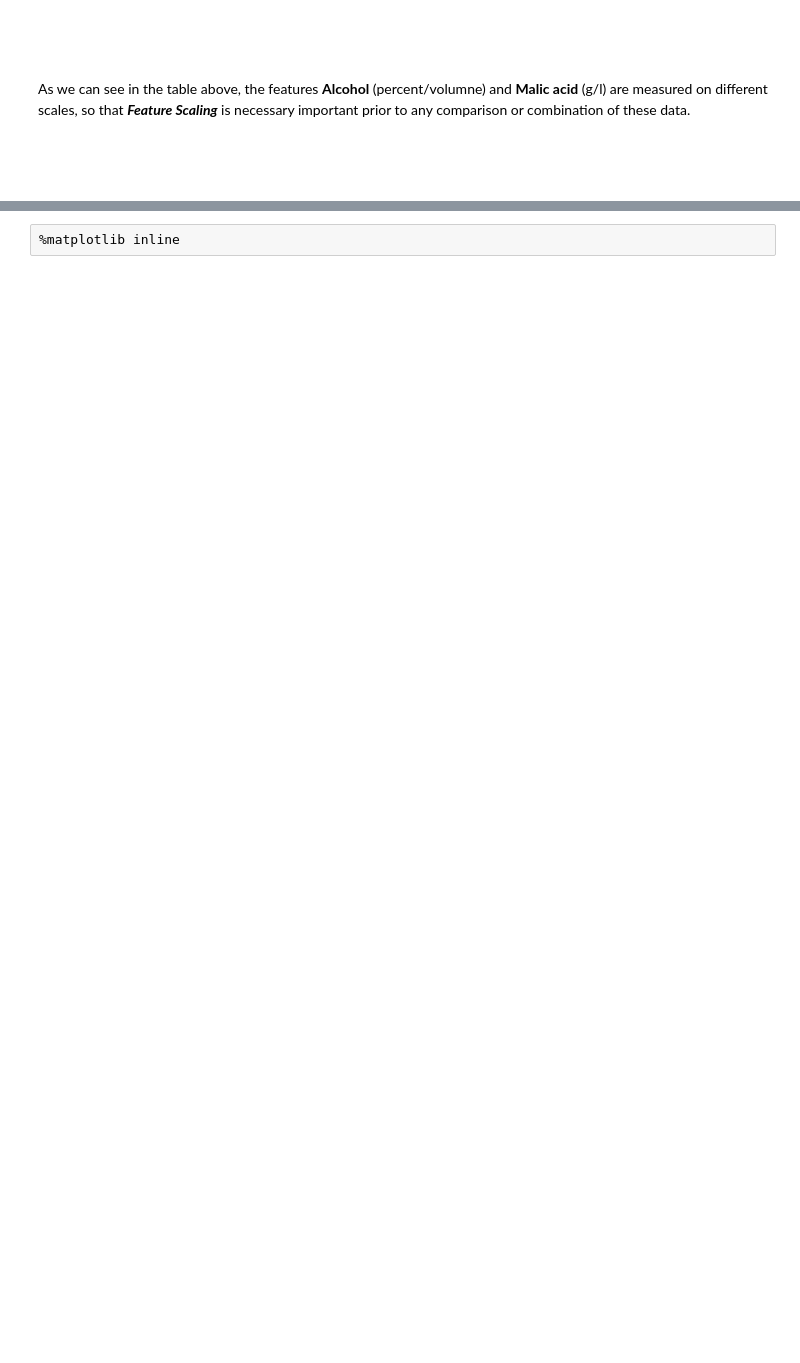
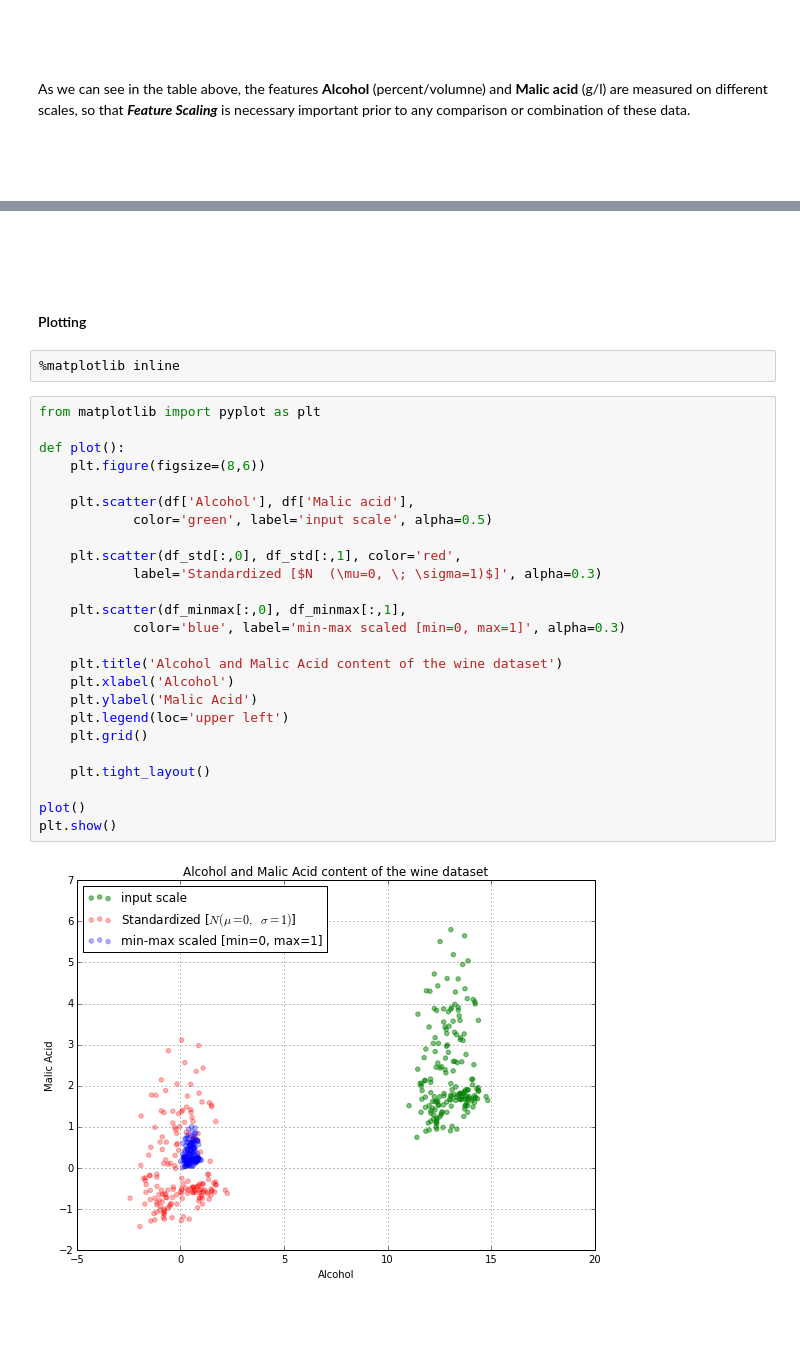
Before and after one commit to rasbt/pattern_classification, a Jupyter notebook: preprocessing/about_standardization_normalization.ipynb, the cells around one changed output, grey strips where cells are left out. Saved outputs shown, nothing was run; the diff lists cells and outputs as text; blank space fills up the shorter version.

```diff
--- a/preprocessing/about_standardization_normalization.ipynb
+++ b/preprocessing/about_standardization_normalization.ipynb
@@ -161,2 +201,37 @@ df_norm = norm_scale.transform(df[['Alcohol', 'Malic acid']])
+# %% [markdown]
+<br>
+<br>
+# %% [markdown]
+#### Plotting
 # %%
 %matplotlib inline
+# %%
+from matplotlib import pyplot as plt
+
+def plot():
+    plt.figure(figsize=(8,6))
+
+    plt.scatter(df['Alcohol'], df['Malic acid'],
+            color='green', label='input scale', alpha=0.5)
+
+    plt.scatter(df_std[:,0], df_std[:,1], color='red',
+            label='Standardized [$N  (\mu=0, \; \sigma=1)$]', alpha=0.3)
+
+    plt.scatter(df_minmax[:,0], df_minmax[:,1],
+            color='blue', label='min-max scaled [min=0, max=1]', alpha=0.3)
+
+    plt.title('Alcohol and Malic Acid content of the wine dataset')
+    plt.xlabel('Alcohol')
+    plt.ylabel('Malic Acid')
+    plt.legend(loc='upper left')
+    plt.grid()
+
+    plt.tight_layout()
+
+plot()
+plt.show()
+# %% [output]
+[figure, added]
+# %% [markdown]
+<br>
+<br>
```
Also changed, not shown: parts of 21 cells of this notebook.
